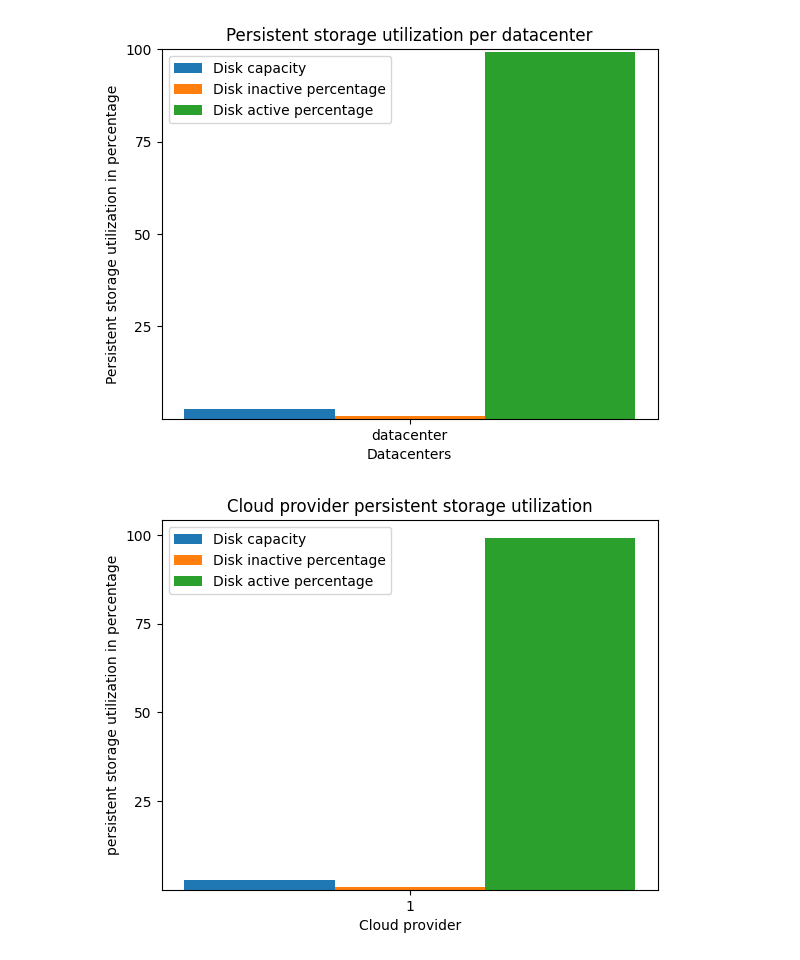
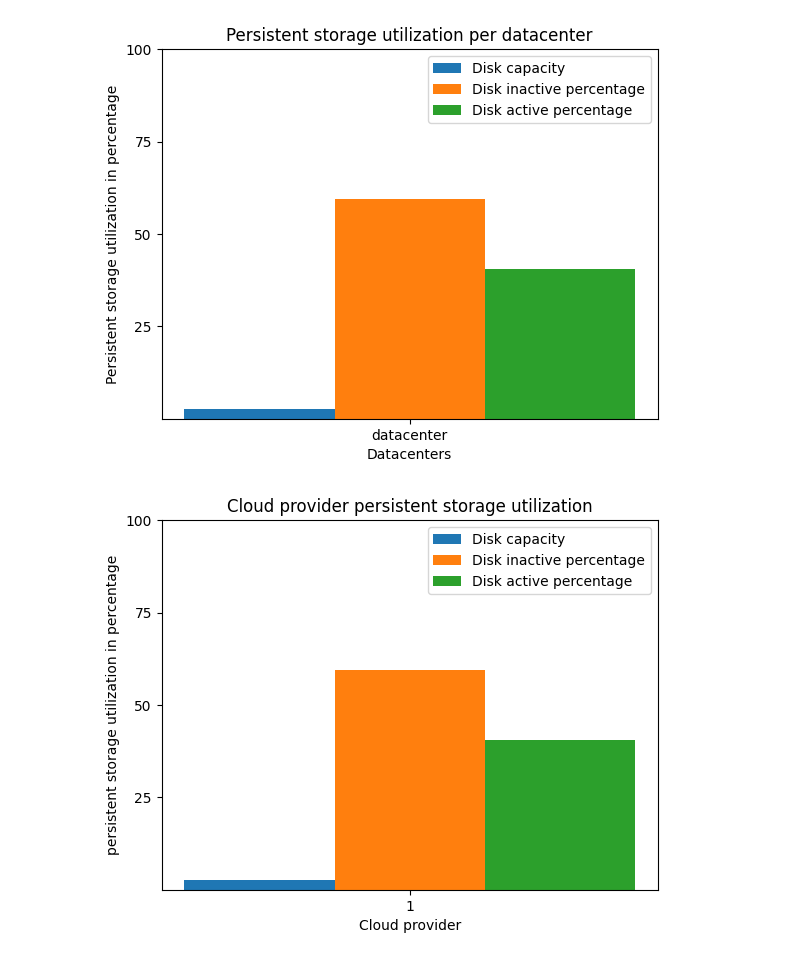
Before and after one commit to KhalidAFarah/cloud-energy-efficiency, a Jupyter notebook: visualization/storage_utilization.ipynb, the cells around one changed output. Saved outputs shown, nothing was run; the diff lists cells and outputs as text; code cells hidden in the pictures.

Commit message:
More evaluation of persistent storage.

```diff
--- a/visualization/storage_utilization.ipynb
+++ b/visualization/storage_utilization.ipynb
@@ -4,7 +4,7 @@ import numpy as np
 import matplotlib.pyplot as plt
 import seaborn as sns
 
-dataset = pd.read_csv("../data/logfile-storage-v2.csv", delimiter=";")
+dataset = pd.read_csv("../data/logfile-storage-v3.csv", delimiter=";")
 dataset.head()
 # %% [output]
 |  | datacenter_id | datacenter_name | datacenter_storage_energy | storage_id | system | storage_capacity | ... |
@@ -32,41 +32,41 @@ for i in range(len(labels)):
 
     for index, sample in dataset[dataset['datacenter_name'] == labels[i]].iterrows():
         total_storage_capacity += sample['storage_capacity']
         used_storage_capacity += sample['capacity_used']
 
-        idle_duration = 0
-        for idle_interval in sample['idle_intervals'].split(":"):
-            if idle_interval != '':
-                idle_duration += float(idle_interval)
-        disk_inactive_duration += idle_duration
-        disk_active_duration += sample['active_duration']
-        total_disk_duration += (sample['active_duration'] + idle_duration)
+        # idle_duration = 0
+        # for idle_interval in sample['idle_intervals'].split(":"):
+        #     if idle_interval != '':
+        #         idle_duration += float(idle_interval)
+        disk_inactive_duration += float(sample['duration']) - float(sample['active_duration'])
+        disk_active_duration += float(sample['active_duration'])
+        total_disk_duration += (float(sample['duration']))
 
     datacenter_total_storage_capacity = np.append(datacenter_total_storage_capacity, total_storage_capacity)
     datacenter_used_storage_capacity = np.append(datacenter_used_storage_capacity, used_storage_capacity)
 
     datacenter_inactive_duration = np.append(datacenter_inactive_duration, disk_inactive_duration)
     datacenter_active_duration = np.append(datacenter_active_duration, disk_active_duration)
     datacenter_total_duration = np.append(datacenter_total_duration, total_disk_duration)
 
 
 x = np.arange(len(labels))
 
 bar_width = 0.2
 plt.bar(x - bar_width, np.divide(datacenter_used_storage_capacity, datacenter_total_storage_capacity)*100, bar_width, label="Disk capacity")
 plt.bar(x, np.divide(datacenter_inactive_duration, datacenter_total_duration)*100, bar_width, label="Disk inactive percentage")
 plt.bar(x + bar_width, np.divide(datacenter_active_duration, datacenter_total_duration)*100, bar_width, label="Disk active percentage")
 
 plt.xticks(x, labels)
 plt.yticks([25, 50, 75, 100])
 plt.ylim((0, 100))
 plt.xlabel("Datacenters")
 plt.ylabel("Persistent storage utilization in percentage")
 plt.title("Persistent storage utilization per datacenter")
 plt.legend()
 plt.show()
 # %% [output]
-[figure, old version]
+[figure, new version]
 # %%
 bar_width = 0.2
 plt.bar(1 - bar_width, np.mean(datacenter_used_storage_capacity)/np.mean(datacenter_total_storage_capacity)*100, bar_width, label="Disk capacity")
@@ -80,7 +80,7 @@ plt.title("Cloud provider persistent storage utilization")
 plt.legend()
 plt.show()
 # %% [output]
-[figure, old version]
+[figure, new version]
 # %%
 labels = np.unique(dataset['datacenter_name'])
 
```
Also changed, not shown: parts of 2 cells of this notebook, 1 other file.
